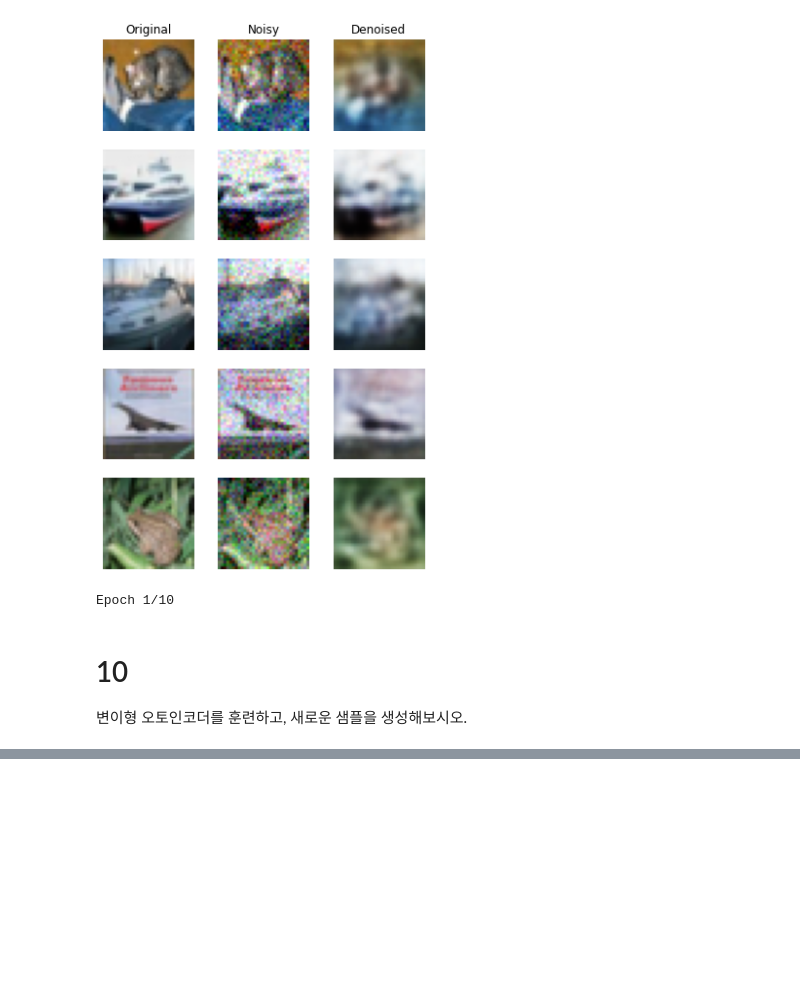
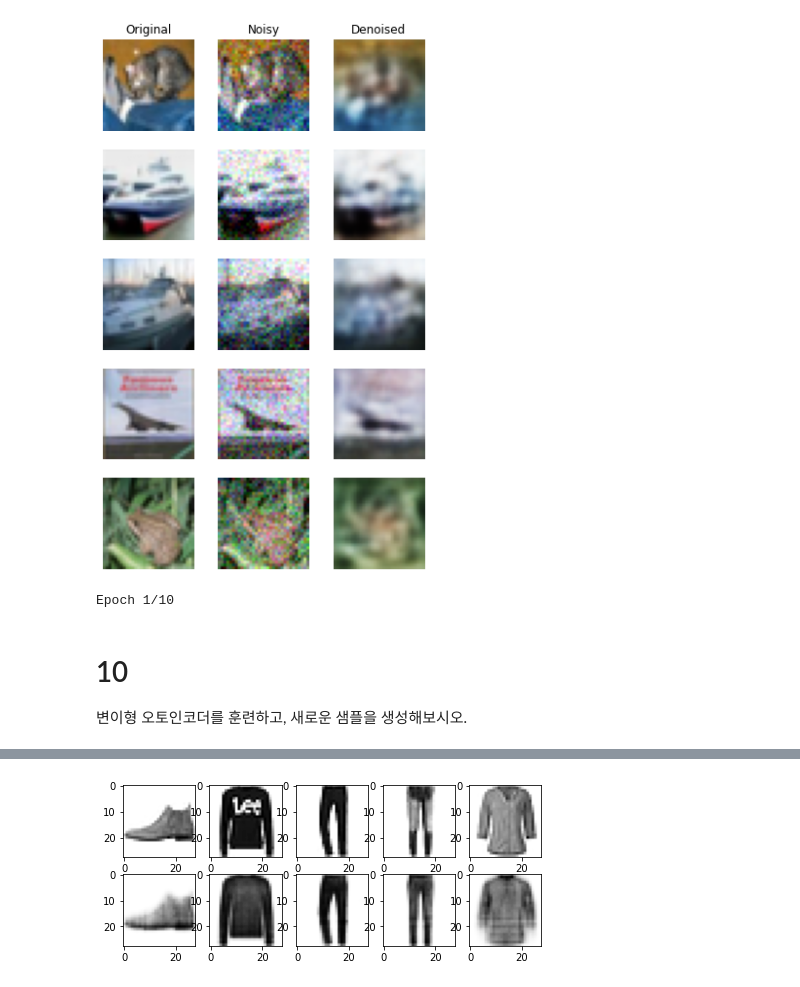
Before and after one commit to kimhwijin/HandsOnMachineLearing, a Jupyter notebook: HOML_Exercise_17.ipynb, the cells around one changed output, grey strips where cells are left out. Saved outputs shown, nothing was run; the diff lists cells and outputs as text; code cells hidden in the pictures; blank space fills up the shorter version.

```diff
--- a/HOML_Exercise_17.ipynb
+++ b/HOML_Exercise_17.ipynb
@@ -163,25 +161,24 @@ v_encoder.summary()
 # %%
-decoder_input = keras.layers.Input(shape=[coding_size])
+decoder_inputs = keras.layers.Input(shape=[codings_size])
+x = keras.layers.Dense(100, activation='selu')(decoder_inputs)
+x = keras.layers.Dense(150, activation="selu")(x)
+x = keras.layers.Dense(28 * 28, activation="sigmoid")(x)
 
-x = keras.layers.Dense(200, activation='relu')(decoder_input)
-x = keras.layers.Reshape([4, 4, 64])(x)
-x = keras.layers.Conv2DTranspose(32, kernel_size=3, padding='same', strides=2, activation='relu')(x)
-x = keras.layers.Conv2DTranspose(16, kernel_size=3, padding='same', strides=2, activation='relu')(x)
-outputs = keras.layers.Conv2DTranspose(3, kernel_size=3, padding='same', strides=2, activation='sigmoid')(x)
-
-v_decoder = keras.models.Model(inputs=[decoder_input], outputs=[outputs])
-v_decoder.summary()
+outputs = keras.layers.Reshape([28,28])(x)
+variational_decoder = keras.models.Model(inputs=[decoder_inputs], outputs=[outputs])
 # %%
 def rounded_accuracy(y_true, y_pred):
     return keras.metrics.binary_accuracy(tf.round(y_true), tf.round(y_pred))
 # %%
-_,_, codings = v_encoder(encoder_input)
-reconstructions = v_decoder(codings)
-vae = keras.models.Model(inputs=[encoder_input], outputs=[reconstructions])
+_, _, codings = variational_encoder(inputs)
+reconstructions = variational_decoder(codings)
+variational_ae = keras.models.Model(inputs=[inputs], outputs=[reconstructions])
 
-latent_loss = - 0.5 * K.sum( 1 + codings_log_var - K.exp(codings_log_var) - K.square(codings_mean), axis=1)
-vae.add_loss(K.mean(latent_loss) / 32.*32.*3.)
+latent_loss = - 0.5 * K.sum(
+    1 + codings_log_var - K.exp(codings_log_var) - K.square(codings_mean), axis=1
+)
 
-vae.compile(loss='binary_crossentropy', optimizer='rmsprop', metrics=[rounded_accuracy])
+variational_ae.add_loss(K.mean(latent_loss) / 784.)
+variational_ae.compile(loss='binary_crossentropy', optimizer='rmsprop', metrics=[rounded_accuracy])
 # %%
-history = vae.fit(X_train, X_train, epochs=25, batch_size=128, validation_data=[X_test, X_test])
+history = variational_ae.fit(X_train, X_train, epochs=25, batch_size=128, validation_data=[X_test, X_test])
@@ -187,0 +203,15 @@ history = vae.fit(X_train, X_train, epochs=25, batch_size=128, validation_data=[
+# %%
+def show_reconstructions(model, images=X_test, n_images=5):
+    reconstructions = model.predict(images[:n_images])
+    fig = plt.figure(figsize=(n_images * 1.5, 3))
+    for image_index in range(n_images):
+        plt.subplot(2, n_images, 1 + image_index)
+        plt.imshow(images[image_index], cmap="binary")
+        plt.subplot(2, n_images, 1 + n_images + image_index)
+        plt.imshow(reconstructions[image_index], cmap="binary")
+# %%
+
+show_reconstructions(variational_ae)
+plt.show()
+# %% [output]
+[figure, added]
```
Also changed, not shown: parts of 11 cells of this notebook.
